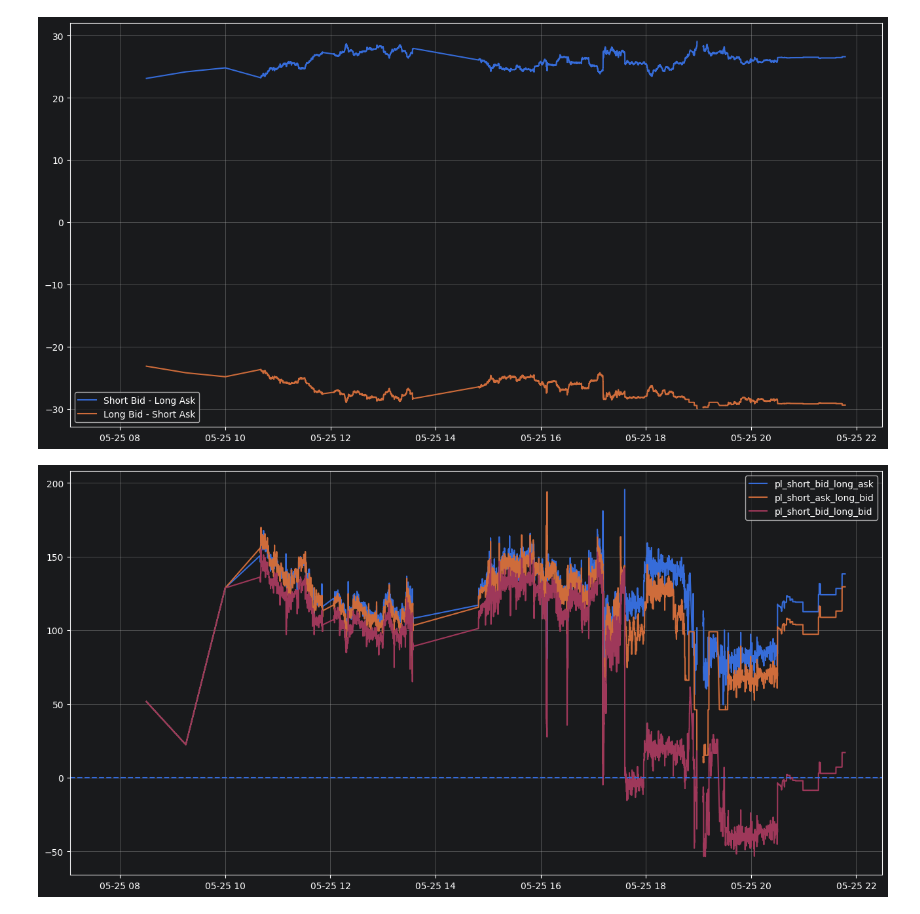
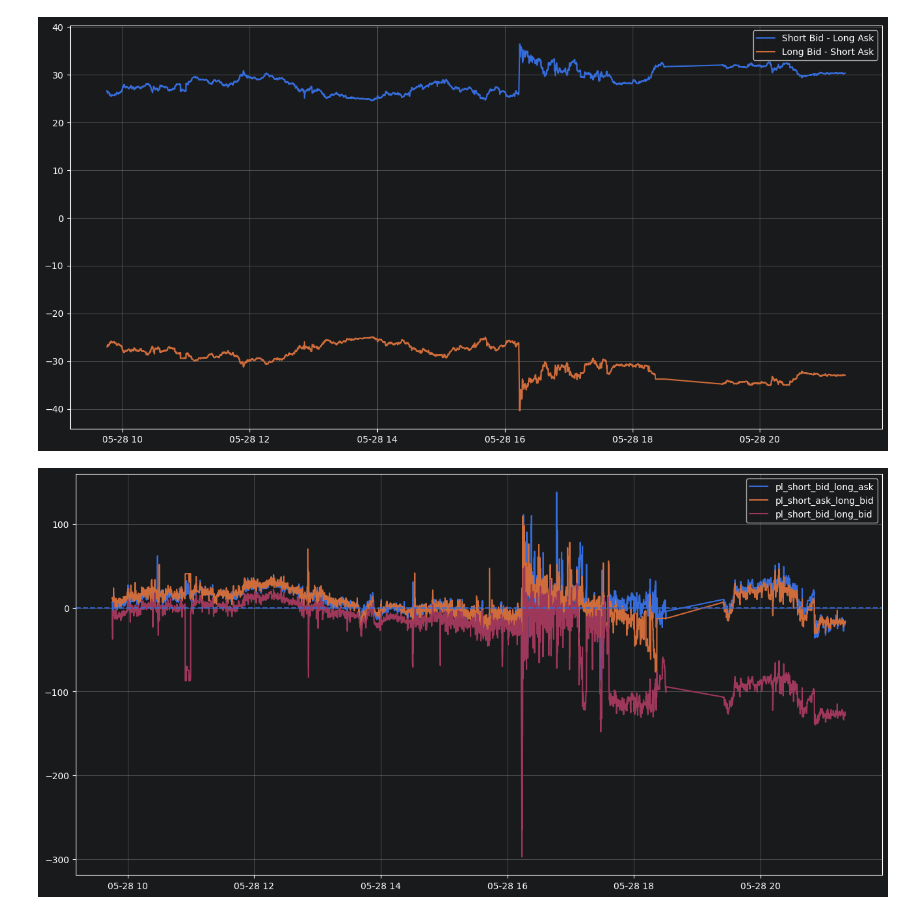
Before and after one commit to maarten337/rev_mats, a Jupyter notebook: oil_explore.ipynb, the cells around one changed output. Saved outputs shown, nothing was run; the diff lists cells and outputs as text; code cells hidden in the pictures.

Commit message:
mats opens log

```diff
--- a/oil_explore.ipynb
+++ b/oil_explore.ipynb
@@ -6,7 +6,7 @@ import ast
 
 rows = []
 
-with open("ticker_data_log/mats_logs_20260525_cpy.txt", "r", encoding="utf-8") as f:
+with open("ticker_data_log/mats_logs_20260528.txt", "r", encoding="utf-8") as f:
     for line in f:
         line = line.strip()
 
@@ -232,48 +214,58 @@ plt.legend()
 plt.grid(True)
 plt.show()
 # %% [output]
-[figure, old version]
+[figure, new version]
 # %%
 import matplotlib.pyplot as plt
 
 plt.figure(figsize=(16,8))
-#long_open = 59.45
-#short_open = 1.2615
-#long_open = 47
-#short_open = 1.5422
+#long_open = 59.45 #25
+#short_open = 1.2615 #25
+#long_open = 47 #22
+#short_open = 1.5422 #25
 
-short_open = 1.52
-long_open = 47.24
+open_dates = ["22/05""25/05","26/05""27/05","28/05"]
+short_opens_list =  [1.5603]
+long_opens_list = [46.81]
+
+
+
+
+short_open = 1.5272
+long_open = 48.662
+
+short_open = 1.5603
+long_open = 46.81
 
 df_combined["pl_short_bid_long_ask"] = (5000/short_open * (df_combined["short_bid"] - short_open) + 5000/long_open*(df_combined["long_ask"] - long_open))
 df_combined["pl_short_ask_long_bid"] = (5000/short_open * (df_combined["short_ask"] - short_open) + 5000/long_open*(df_combined["long_bid"] - long_open))
 df_combined["pl_short_bid_long_bid"] = (5000/short_open * (df_combined["short_bid"] - short_open) + 5000/long_open*(df_combined["long_bid"] - long_open))
 
 plt.plot(
     df_combined.index,
     df_combined["pl_short_bid_long_ask"],
     label="pl_short_bid_long_ask"
 )
 
 plt.plot(
     df_combined.index,
     df_combined["pl_short_ask_long_bid"],
     label="pl_short_ask_long_bid"
 )
 
 plt.plot(
     df_combined.index,
     df_combined["pl_short_bid_long_bid"],
     label="pl_short_bid_long_bid"
 )
 plt.axhline(0, linestyle="--")
 
 plt.legend()
 plt.grid(True)
 
 plt.show()
 # %% [output]
-[figure, old version]
+[figure, new version]
 # %%
 #long open dag 2 7:45
 #
```
Also changed, not shown: parts of 3 cells of this notebook, 10 other files.
